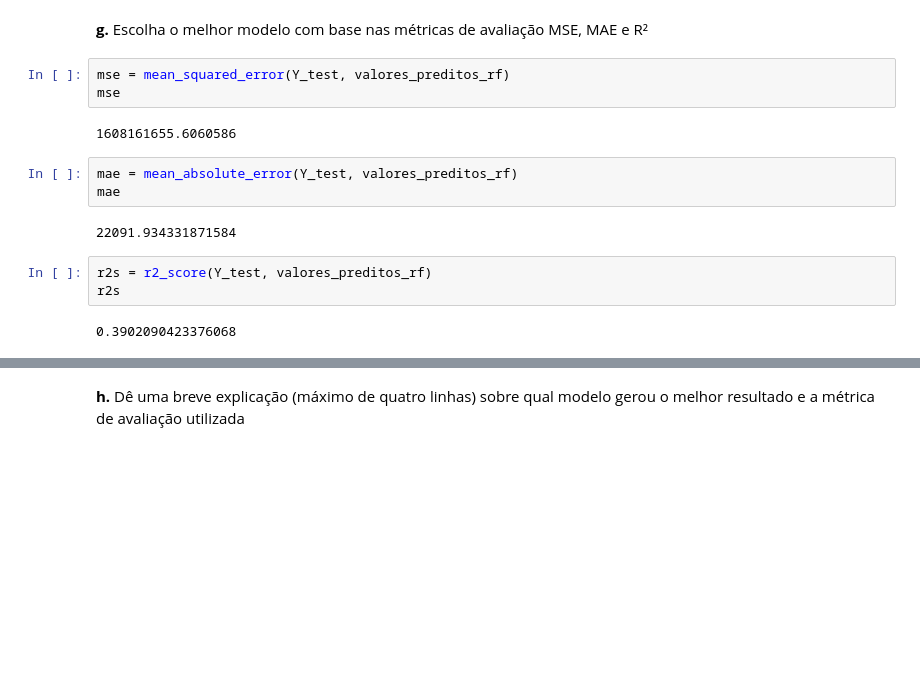
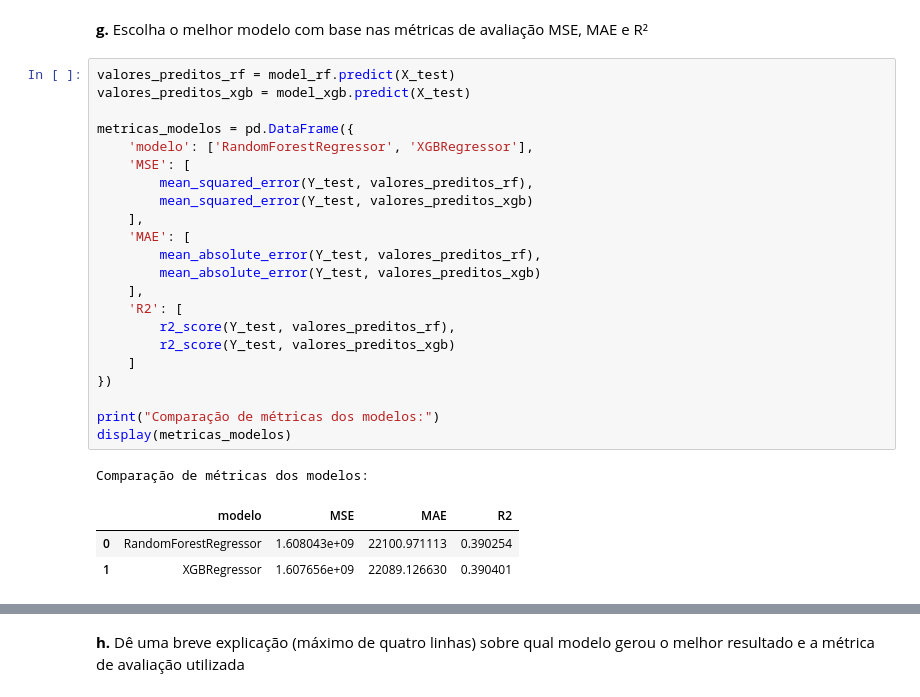
Before and after one commit to EduardoFelixNeto/trabalhoLinguagemProgramacaoAplicada, a Jupyter notebook: analise_exploratoria_precos_carros_brasil.ipynb, the cells around one changed output, grey strips where cells are left out. Drawn from its saved outputs; the diff is of its cells as text; blank space fills up the shorter version.

```diff
--- a/analise_exploratoria_precos_carros_brasil.ipynb
+++ b/analise_exploratoria_precos_carros_brasil.ipynb
@@ -435,17 +489,29 @@ feature_importances
 # %% [markdown]
 **g.** Escolha o melhor modelo com base nas métricas de avaliação MSE, MAE e R²
-# %%
-mse = mean_squared_error(Y_test, valores_preditos_rf)
-mse
-# %% [output]
-1608161655.6060586
-# %%
-mae = mean_absolute_error(Y_test, valores_preditos_rf)
-mae
-# %% [output]
-22091.934331871584
-# %%
-r2s = r2_score(Y_test, valores_preditos_rf)
-r2s
-# %% [output]
-0.3902090423376068
+# %%
+valores_preditos_rf = model_rf.predict(X_test)
+valores_preditos_xgb = model_xgb.predict(X_test)
+
+metricas_modelos = pd.DataFrame({
+    'modelo': ['RandomForestRegressor', 'XGBRegressor'],
+    'MSE': [
+        mean_squared_error(Y_test, valores_preditos_rf),
+        mean_squared_error(Y_test, valores_preditos_xgb)
+    ],
+    'MAE': [
+        mean_absolute_error(Y_test, valores_preditos_rf),
+        mean_absolute_error(Y_test, valores_preditos_xgb)
+    ],
+    'R2': [
+        r2_score(Y_test, valores_preditos_rf),
+        r2_score(Y_test, valores_preditos_xgb)
+    ]
+})
+
+print("Comparação de métricas dos modelos:")
+display(metricas_modelos)
+# %% [output]
+Comparação de métricas dos modelos:
+|  | modelo | MSE | MAE | R2 |
+| 0 | RandomForestRegressor | 1.608043e+09 | 22100.971113 | 0.390254 |
+| 1 | XGBRegressor | 1.607656e+09 | 22089.126630 | 0.390401 |
```
Also changed, not shown: parts of 9 cells of this notebook.
